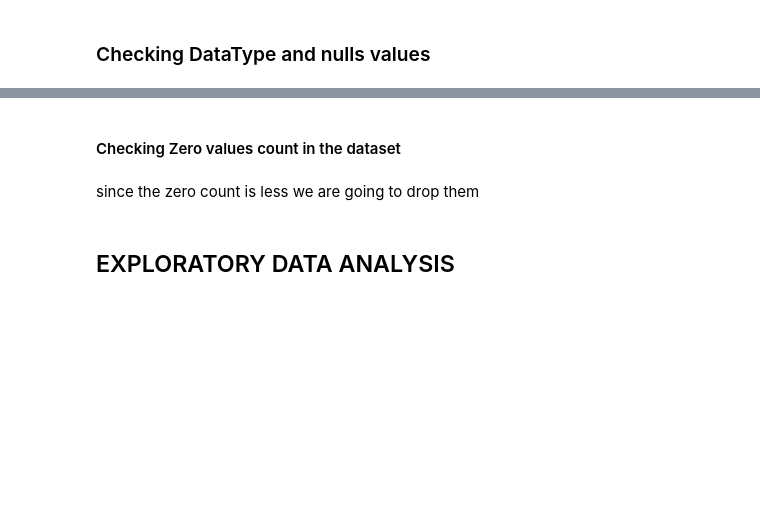
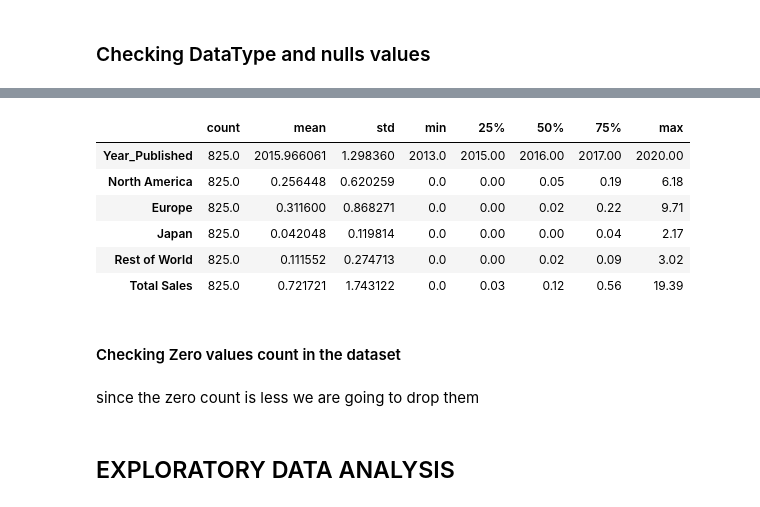
Before and after one commit to llawlaw23/30-Day-ML-Bootcamp---Supervised-Learning-Data-Exploration, a Jupyter notebook: Day 2 to 4/Data Analysis/Analysis on PS4 sales.ipynb, the cells around one changed output, grey strips where cells are left out. Saved outputs shown, nothing was run; the diff lists cells and outputs as text; code cells hidden in the pictures; blank space fills up the shorter version.

```diff
--- a/Day 2 to 4/Data Analysis/Analysis on PS4 sales.ipynb
+++ b/Day 2 to 4/Data Analysis/Analysis on PS4 sales.ipynb
@@ -68,5 +116,13 @@ df.isna().sum()
 # %%
-df.describe
+df.describe().T
+# %% [output]
+|  | count | mean | std | min | 25% | 50% | 75% | max |
+| Year_Published | 825.0 | 2015.966061 | 1.298360 | 2013.0 | 2015.00 | 2016.00 | 2017.00 | 2020.00 |
+| North America | 825.0 | 0.256448 | 0.620259 | 0.0 | 0.00 | 0.05 | 0.19 | 6.18 |
+| Europe | 825.0 | 0.311600 | 0.868271 | 0.0 | 0.00 | 0.02 | 0.22 | 9.71 |
+| Japan | 825.0 | 0.042048 | 0.119814 | 0.0 | 0.00 | 0.00 | 0.04 | 2.17 |
+| Rest of World | 825.0 | 0.111552 | 0.274713 | 0.0 | 0.00 | 0.02 | 0.09 | 3.02 |
+| Total Sales | 825.0 | 0.721721 | 1.743122 | 0.0 | 0.03 | 0.12 | 0.56 | 19.39 |
 # %% [markdown]
 #### Checking Zero values count in the dataset
 # %%
```
Also changed, not shown: parts of 7 cells of this notebook.
